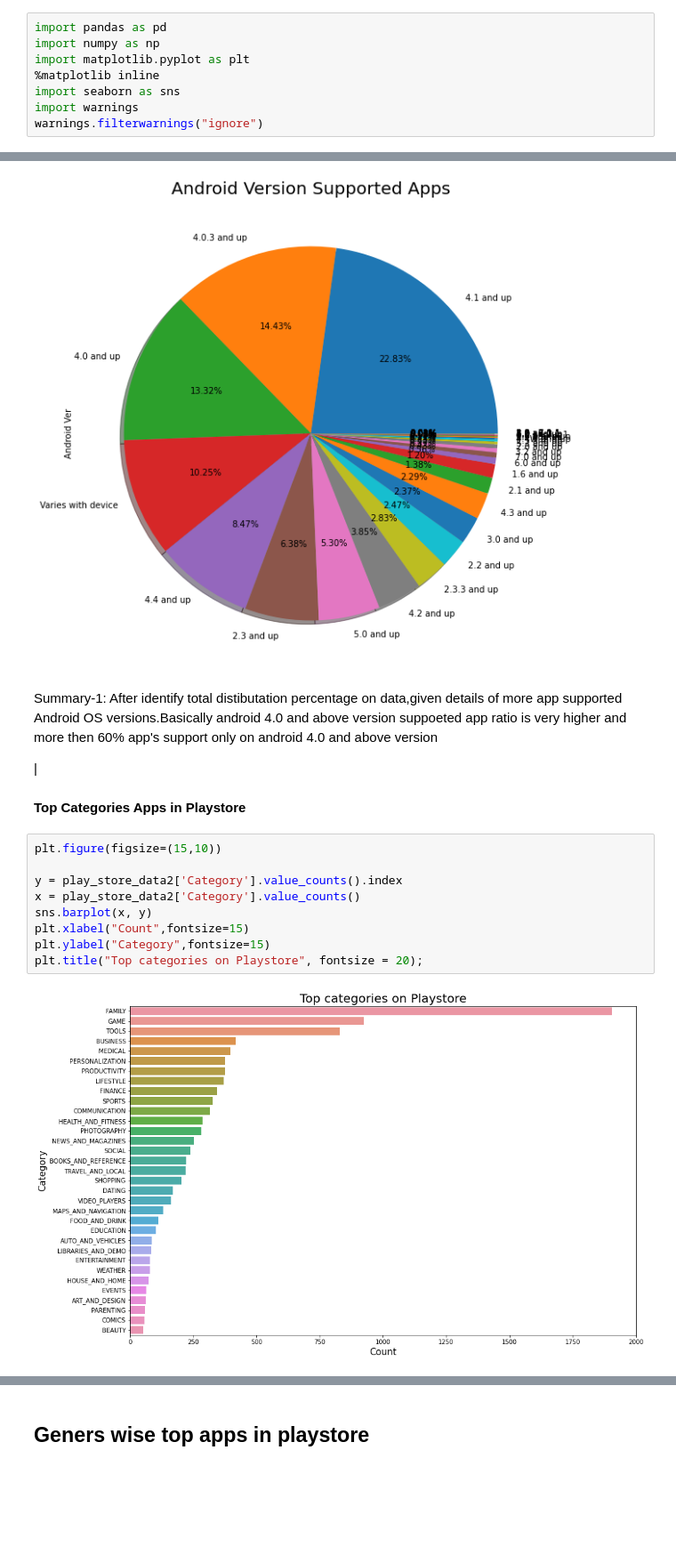
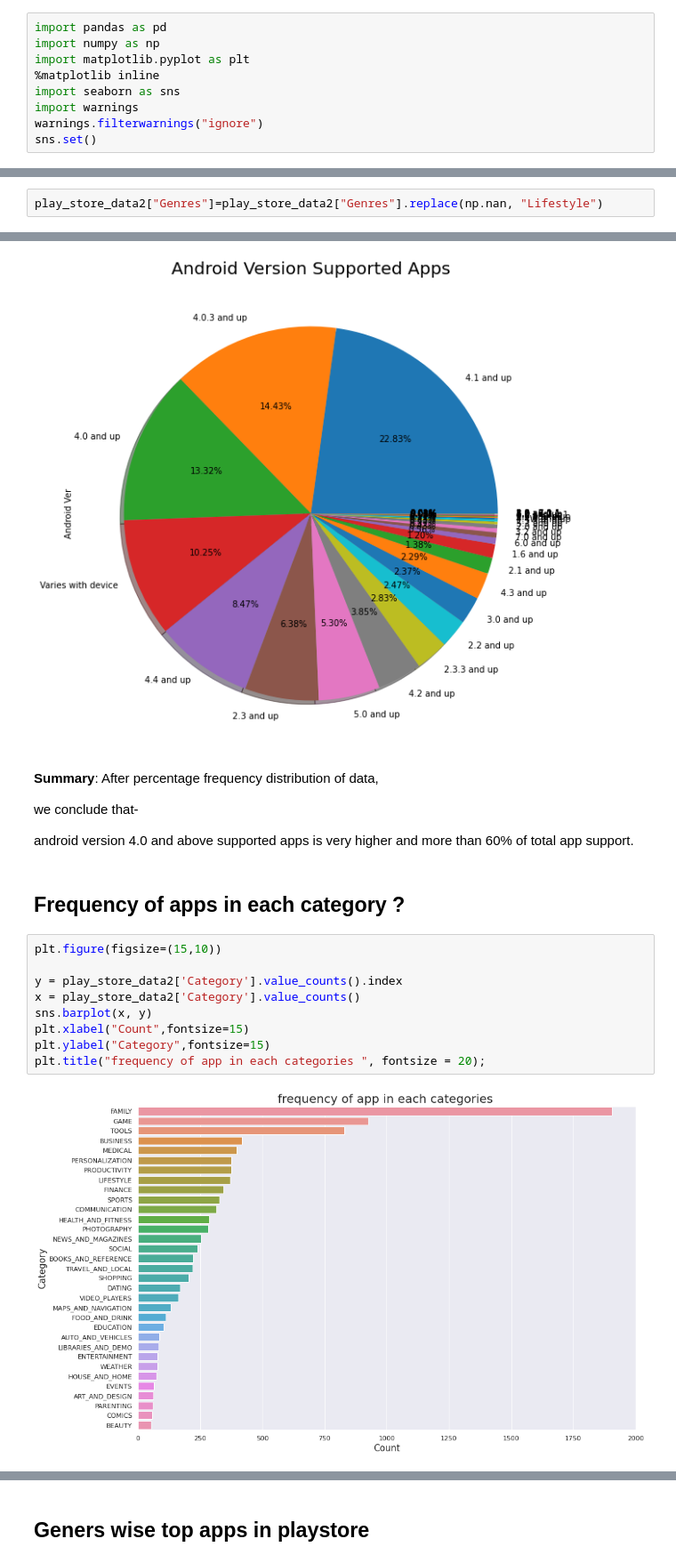
Before and after one commit to Shreya-data/Play-Store-App-Reviews-Analysis, a Jupyter notebook: playstore_Reviews.ipynb, the cells around one changed output, grey strips where cells are left out. Shown at 89% size. Saved outputs shown, nothing was run; the diff lists cells and outputs as text; blank space fills up the shorter version.

```diff
--- a/playstore_Reviews.ipynb
+++ b/playstore_Reviews.ipynb
@@ -8,6 +8,7 @@ import matplotlib.pyplot as plt
 import seaborn as sns
 import warnings
 warnings.filterwarnings("ignore")
+sns.set()
 # %%
 from google.colab import drive
 drive.mount('/content/drive')
@@ -565,0 +590,2 @@ play_store_data2['Content Rating'].isnull().sum()
+# %%
+play_store_data2["Genres"]=play_store_data2["Genres"].replace(np.nan, "Lifestyle")
@@ -725,20 +788,23 @@ plt.title('Android Version Supported Apps',size=20)
 plt.show()
 # %% [output]
 [figure]
-# %% [markdown]
-Summary-1: After identify total distibutation percentage on data,given details of more app supported Android OS versions.Basically android 4.0 and above version suppoeted app ratio is very higher and more then 60% app's support only on android 4.0 and above version
-
-|
-# %% [markdown]
-**Top Categories Apps in Playstore**
+# %% [markdown]
+**Summary**: After percentage frequency distribution of data,
+
+ we conclude that-
+
+android version 4.0 and above supported apps is very higher and more than 60% of total app support.
+# %% [markdown]
+**Frequency of apps in each category ?**
+--
 # %%
 plt.figure(figsize=(15,10))
 
 y = play_store_data2['Category'].value_counts().index
 x = play_store_data2['Category'].value_counts()
 sns.barplot(x, y)
 plt.xlabel("Count",fontsize=15)
 plt.ylabel("Category",fontsize=15)
-plt.title("Top categories on Playstore", fontsize = 20);
+plt.title("frequency of app in each categories ", fontsize = 20);
 # %% [output]
-[figure, old version]
+[figure, new version]
```
Also changed, not shown: parts of 39 cells of this notebook.
